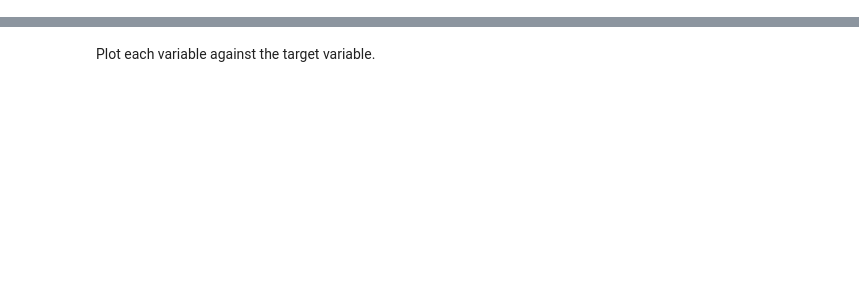
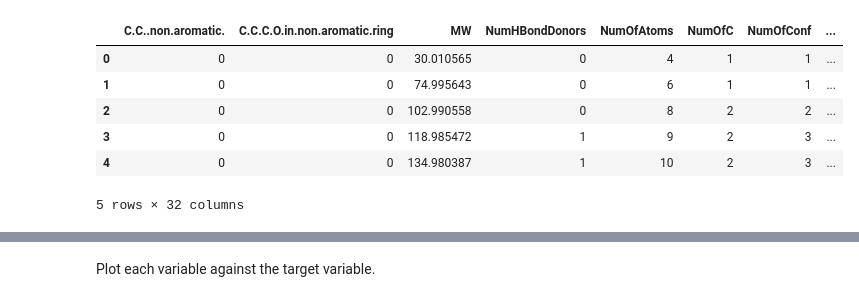
Before and after one commit to maijams/iml-term-project, a Jupyter notebook: pre-processing.ipynb, the cells around one changed output, grey strips where cells are left out. Cells and saved outputs as stored; diff of their text form; code cells hidden in the pictures; blank space fills up the shorter version.

```diff
--- a/pre-processing.ipynb
+++ b/pre-processing.ipynb
@@ -47,0 +79,10 @@ Notes:
+# %%
+X_train.head()
+# %% [output]
+|  | C.C..non.aromatic. | C.C.C.O.in.non.aromatic.ring | MW | NumHBondDonors | NumOfAtoms | NumOfC | NumOfConf | ... |
+| 0 | 0 | 0 | 30.010565 | 0 | 4 | 1 | 1 | ... |
+| 1 | 0 | 0 | 74.995643 | 0 | 6 | 1 | 1 | ... |
+| 2 | 0 | 0 | 102.990558 | 0 | 8 | 2 | 2 | ... |
+| 3 | 0 | 0 | 118.985472 | 1 | 9 | 2 | 3 | ... |
+| 4 | 0 | 0 | 134.980387 | 1 | 10 | 2 | 3 | ... |
+5 rows × 32 columns
```
Also changed, not shown: parts of 37 cells of this notebook, 5 other files.
